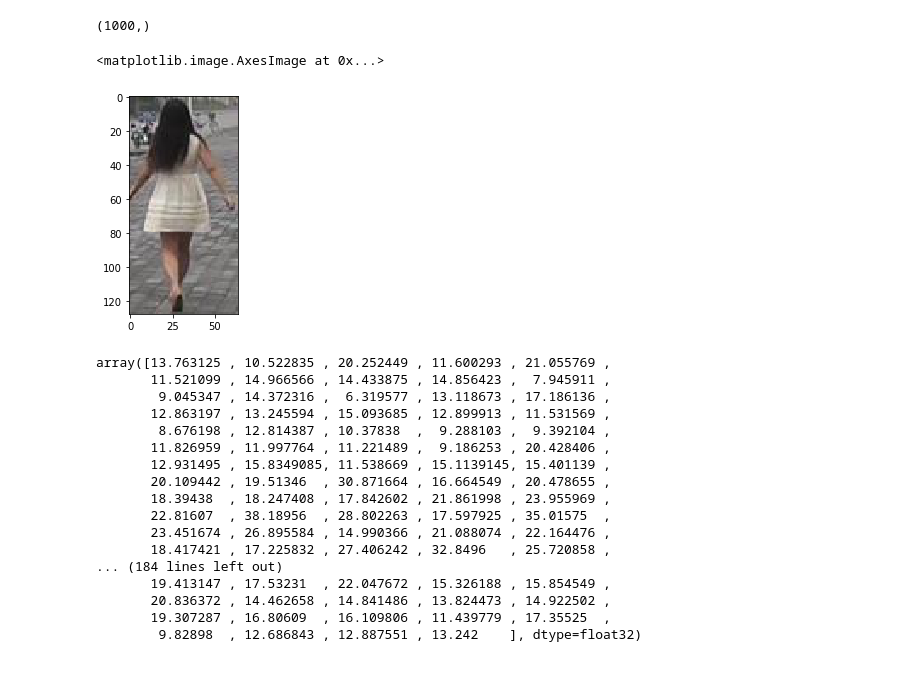
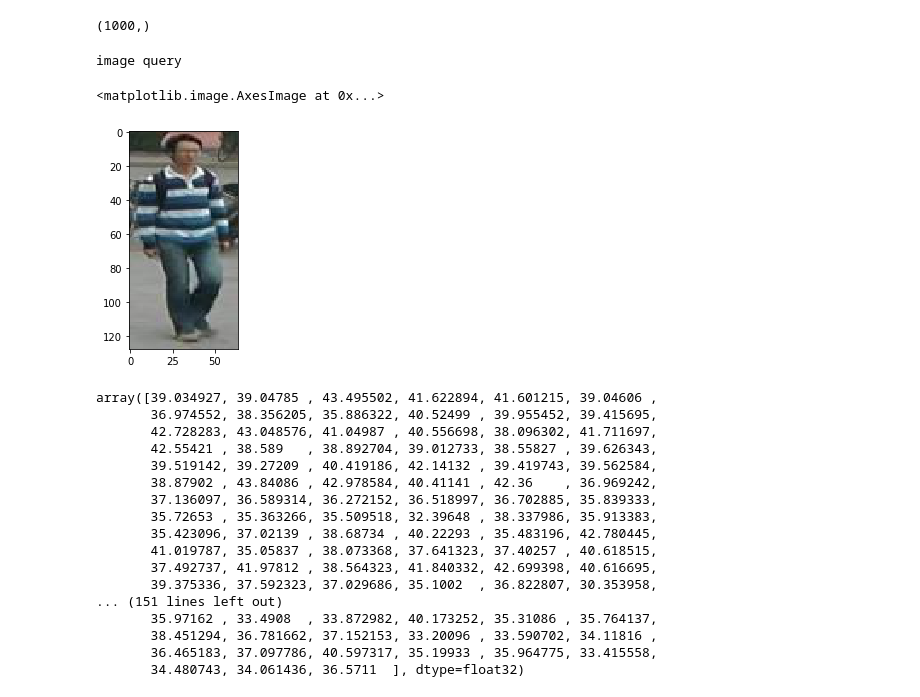
Before and after one commit to Hyrasso/CNN-ReId, a Jupyter notebook: src/evaluation.ipynb, the cells around one changed output. Drawn from its saved outputs; the diff is of its cells as text; code cells hidden in the pictures.

```diff
--- a/src/evaluation.ipynb
+++ b/src/evaluation.ipynb
@@ -75,32 +102,34 @@ images.shape
 (1000,)
 # %%
 print("image query")
-plt.imshow(sample[0] / 255.)
+query = 200
+plt.imshow(sample[query] / 255.)
 # %% [output]
-<matplotlib.image.AxesImage at 0x...>
+image query
+<matplotlib.image.AxesImage at 0x...>
-[figure, old version]
+[figure, new version]
 # %%
-diff = res[1:] - res[0]
+diff = res[1:] - res[query]
 dist = np.linalg.norm(diff, axis=-1)
 dist
 # %% [output]
-array([13.763125 , 10.522835 , 20.252449 , 11.600293 , 21.055769 ,
-       11.521099 , 14.966566 , 14.433875 , 14.856423 ,  7.945911 ,
-        9.045347 , 14.372316 ,  6.319577 , 13.118673 , 17.186136 ,
-       12.863197 , 13.245594 , 15.093685 , 12.899913 , 11.531569 ,
-        8.676198 , 12.814387 , 10.37838  ,  9.288103 ,  9.392104 ,
-       11.826959 , 11.997764 , 11.221489 ,  9.186253 , 20.428406 ,
-       12.931495 , 15.8349085, 11.538669 , 15.1139145, 15.401139 ,
-       20.109442 , 19.51346  , 30.871664 , 16.664549 , 20.478655 ,
-       18.39438  , 18.247408 , 17.842602 , 21.861998 , 23.955969 ,
-       22.81607  , 38.18956  , 28.802263 , 17.597925 , 35.01575  ,
-       23.451674 , 26.895584 , 14.990366 , 21.088074 , 22.164476 ,
-       18.417421 , 17.225832 , 27.406242 , 32.8496   , 25.720858 ,
-... (184 lines left out)
-       19.413147 , 17.53231  , 22.047672 , 15.326188 , 15.854549 ,
-       20.836372 , 14.462658 , 14.841486 , 13.824473 , 14.922502 ,
-       19.307287 , 16.80609  , 16.109806 , 11.439779 , 17.35525  ,
-        9.82898  , 12.686843 , 12.887551 , 13.242    ], dtype=float32)
+array([39.034927, 39.04785 , 43.495502, 41.622894, 41.601215, 39.04606 ,
+       36.974552, 38.356205, 35.886322, 40.52499 , 39.955452, 39.415695,
+       42.728283, 43.048576, 41.04987 , 40.556698, 38.096302, 41.711697,
+       42.55421 , 38.589   , 38.892704, 39.012733, 38.55827 , 39.626343,
+       39.519142, 39.27209 , 40.419186, 42.14132 , 39.419743, 39.562584,
+       38.87902 , 43.84086 , 42.978584, 40.41141 , 42.36    , 36.969242,
+       37.136097, 36.589314, 36.272152, 36.518997, 36.702885, 35.839333,
+       35.72653 , 35.363266, 35.509518, 32.39648 , 38.337986, 35.913383,
+       35.423096, 37.02139 , 38.68734 , 40.22293 , 35.483196, 42.780445,
+       41.019787, 35.05837 , 38.073368, 37.641323, 37.40257 , 40.618515,
+       37.492737, 41.97812 , 38.564323, 41.840332, 42.699398, 40.616695,
+       39.375336, 37.592323, 37.029686, 35.1002  , 36.822807, 30.353958,
+... (151 lines left out)
+       35.97162 , 33.4908  , 33.872982, 40.173252, 35.31086 , 35.764137,
+       38.451294, 36.781662, 37.152153, 33.20096 , 33.590702, 34.11816 ,
+       36.465183, 37.097786, 40.597317, 35.19933 , 35.964775, 33.415558,
+       34.480743, 34.061436, 36.5711  ], dtype=float32)
 # %%
 k = 5
 ordered = np.argpartition(dist, k)[:k]
```
Also changed, not shown: parts of 9 cells of this notebook, 1 other file.
